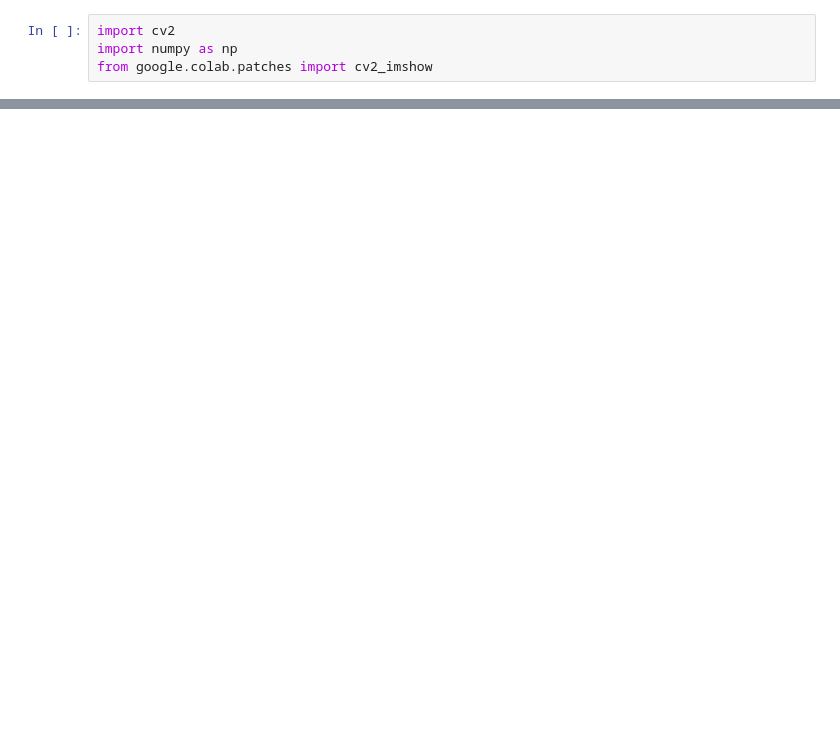
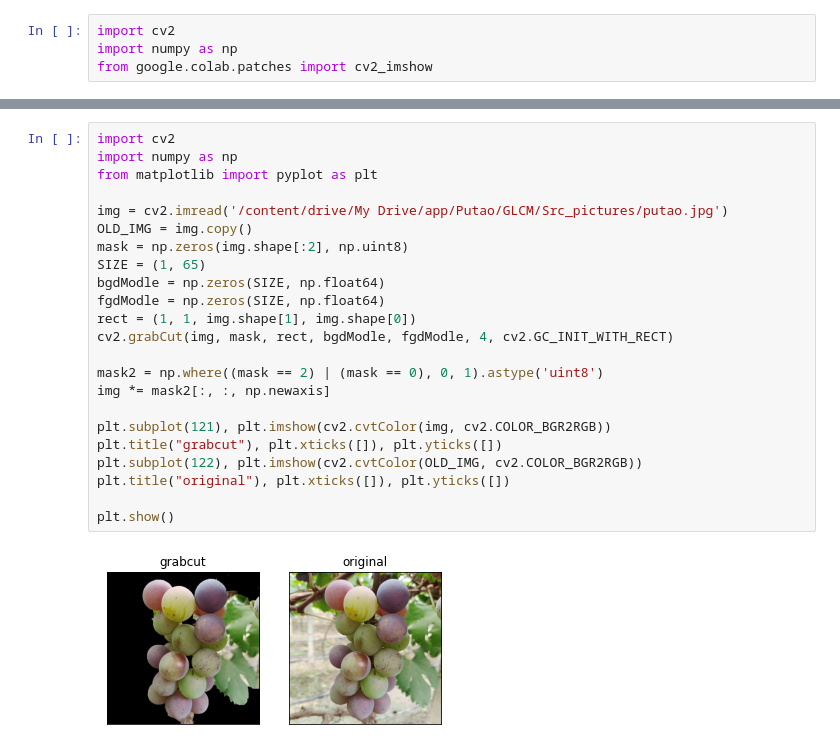
Before and after one commit to liuhuiaren0524/GoogleColab-Github, a Jupyter notebook: grab_cut.ipynb, the cells around one changed output, grey strips where cells are left out. Saved outputs shown, nothing was run; the diff lists cells and outputs as text; blank space fills up the shorter version.

```diff
--- a/grab_cut.ipynb
+++ b/grab_cut.ipynb
@@ -48,0 +50,25 @@ grab_cut(sourceDir)
+# %%
+import cv2
+import numpy as np
+from matplotlib import pyplot as plt
+
+img = cv2.imread('/content/drive/My Drive/app/Putao/GLCM/Src_pictures/putao.jpg')
+OLD_IMG = img.copy()
+mask = np.zeros(img.shape[:2], np.uint8)
+SIZE = (1, 65)
+bgdModle = np.zeros(SIZE, np.float64)
+fgdModle = np.zeros(SIZE, np.float64)
+rect = (1, 1, img.shape[1], img.shape[0])
+cv2.grabCut(img, mask, rect, bgdModle, fgdModle, 4, cv2.GC_INIT_WITH_RECT)
+
+mask2 = np.where((mask == 2) | (mask == 0), 0, 1).astype('uint8')
+img *= mask2[:, :, np.newaxis]
+
+plt.subplot(121), plt.imshow(cv2.cvtColor(img, cv2.COLOR_BGR2RGB))
+plt.title("grabcut"), plt.xticks([]), plt.yticks([])
+plt.subplot(122), plt.imshow(cv2.cvtColor(OLD_IMG, cv2.COLOR_BGR2RGB))
+plt.title("original"), plt.xticks([]), plt.yticks([])
+
+plt.show()
+# %% [output]
+[figure, added]
```
Also changed, not shown: parts of 2 cells of this notebook.
